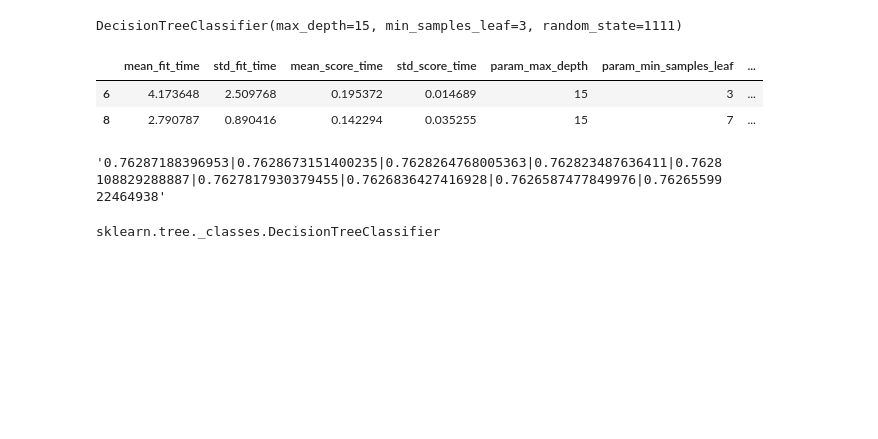
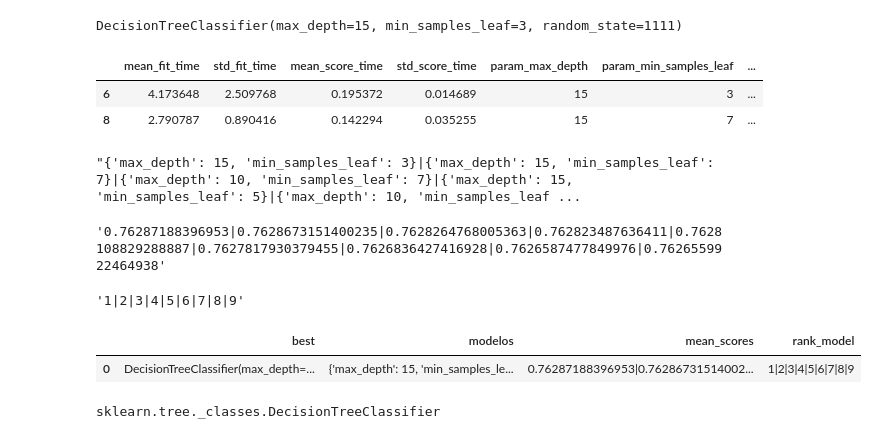
Before and after one commit to jlrzarcor/ITAM-dpa2021, a Jupyter notebook: notebooks/Pipeline.ipynb, the cells around one changed output. Drawn from its saved outputs; the diff is of its cells as text; code cells hidden in the pictures; blank space fills up the shorter version.

```diff
--- a/notebooks/Pipeline.ipynb
+++ b/notebooks/Pipeline.ipynb
@@ -357,11 +357,26 @@ test_mod = "|".join(lista)
 lista_2 = r.mean_test_score.astype(str)
 mean_scores = "|".join(lista_2)
 lista_3 = r.rank_test_score.astype(str)
-rank_model = "|".join(lista_2)
+rank_model = "|".join(lista_3)
+# %%
+test_mod
+# %% [output]
+"{'max_depth': 15, 'min_samples_leaf': 3}|{'max_depth': 15, 'min_samples_leaf': 7}|{'max_depth': 10, 'min_samples_leaf': 7}|{'max_depth': 15, 'min_samples_leaf': 5}|{'max_depth': 10, 'min_samples_leaf ...
 # %%
 mean_scores
 # %% [output]
 '0.76287188396953|0.7628673151400235|0.7628264768005363|0.762823487636411|0.7628108829288887|0.7627817930379455|0.7626836427416928|0.7626587477849976|0.7626559922464938'
+# %%
+rank_model
+# %% [output]
+'1|2|3|4|5|6|7|8|9'
+# %%
+tabla = pd.DataFrame({"best":best_tree,"modelos":test_mod,"mean_scores":mean_scores,
+                      "rank_model":rank_model},index=[0])
+tabla
+# %% [output]
+|  | best | modelos | mean_scores | rank_model |
+| 0 | DecisionTreeClassifier(max_depth=... | {'max_depth': 15, 'min_samples_le... | 0.76287188396953|0.76286731514002... | 1|2|3|4|5|6|7|8|9 |
 # %%
 model = best_tree
 # %%
```
